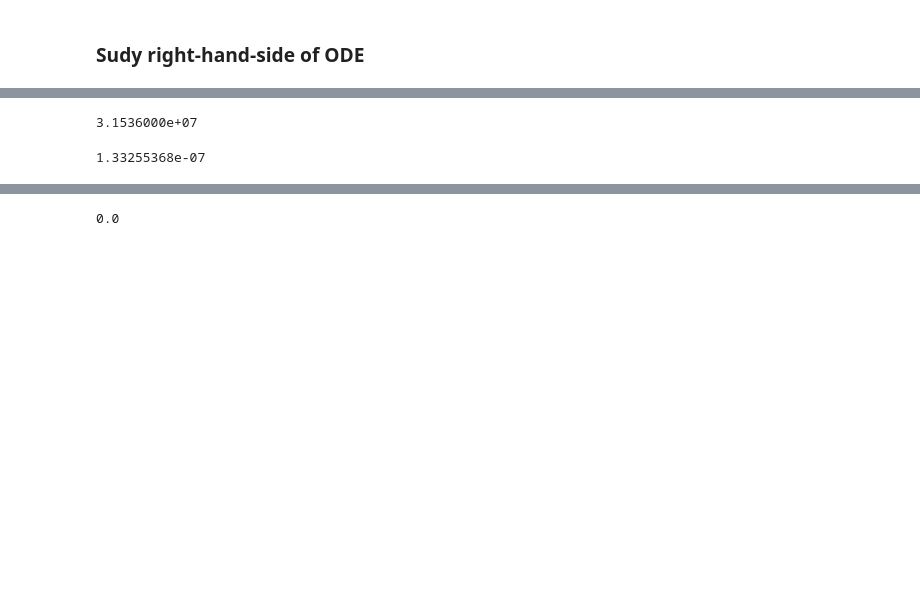
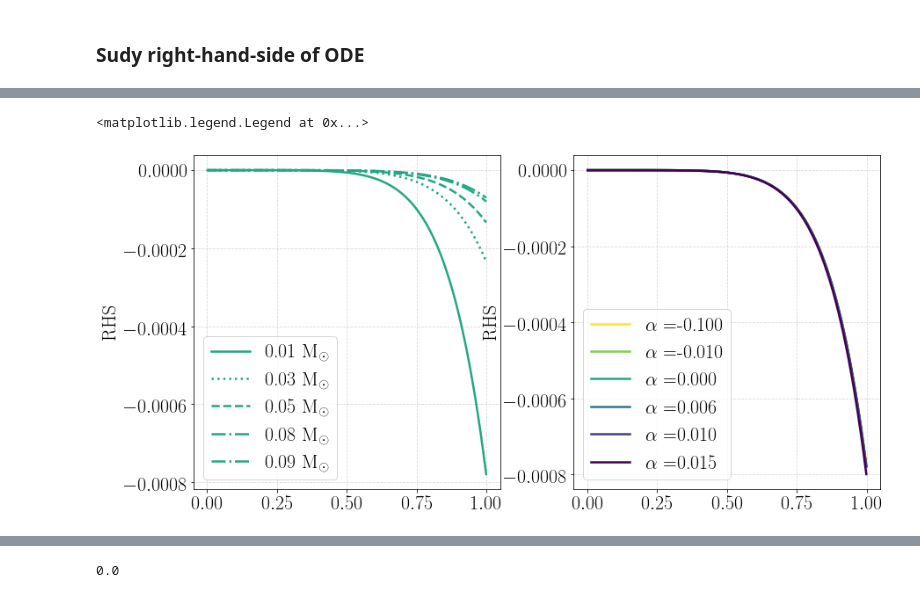
Before and after one commit to mariabenitocst/brown_dwarfs_palatini, a Jupyter notebook: jupyter-notebook/evolution_degeneracy.ipynb, the cells around one changed output, grey strips where cells are left out. Cells and saved outputs as stored; diff of their text form; code cells hidden in the pictures; blank space fills up the shorter version.

```diff
--- a/jupyter-notebook/evolution_degeneracy.ipynb
+++ b/jupyter-notebook/evolution_degeneracy.ipynb
@@ -198,8 +195,46 @@ Text(0.5, 0, '$\\Psi$')
-# %%
-print("%.7e" %(3600.*24.*365.))
-# %% [output]
-3.1536000e+07
-# %%
-4.2255e-15*3.1536e7
-# %% [output]
-1.33255368e-07
+# %%
+M = [0.01, 0.03, 0.05, 0.08, 0.09]
+
+alpha = [-0.1, -0.01, 0., 0.006, 0.010, 0.015]
+gamma = [2.25, 2.35, 2.36, 2.36, 2.37, 2.46]
+delta = [6.67, 6.09, 5.97, 5.95, 5.93, 5.89]
+
+b1  = 2.; nu = 1.60; xH = 0.5*0.51
+X = 0.75; Y = 0.25; mu_1 = np.power((1+xH)*X + Y/4., -1); mu_e = np.power(X + Y/2., -1)
+kR = 0.01; omega=1.;
+
+rhs = {}
+
+for i in range(len(alpha)):
+    rhs[alpha[i]] = {}
+    for m in M:
+        rhs[alpha[i]][m] = np.zeros(len(psi))
+        k = 0
+        for _psi in psi:
+            rhs[alpha[i]][m][k] = func(_psi, m, b1, nu, mu_1, mu_e, kR, omega, gamma[i], delta[i], alpha[i])
+            k += 1
+# %%
+#fig = plt.figure(constrained_layout=True, figsize=(12, 7))
+fig = plt.figure(figsize=(14, 7))
+gs = fig.add_gridspec(1, 2, hspace=0.09, wspace=0.24)
+ax1 = fig.add_subplot(gs[0, 0])
+ax2 = fig.add_subplot(gs[0, 1])
+
+a = 0. ; j = 2; i = 0
+for m in M:
+    ax1.plot(psi, rhs[a][m], ls=ls[i], lw=2.5, color=colors[j], label=("%.2f $\\rm M_{\\odot}$" %m))
+    i += 1
+ax1.grid(which="both", ls="--", alpha=0.5)
+ax1.set_ylabel("RHS")
+ax1.legend(frameon=True)
+
+j = 0; i = 0
+for a in alpha:
+    ax2.plot(psi, rhs[a][M[0]], ls=ls[i], lw=2.5, color=colors[j], label=("$\\alpha=$%.3f" %a))
+    j += 1
+ax2.grid(which="both", ls="--", alpha=0.5)
+ax2.set_ylabel("RHS")
+ax2.legend(frameon=True)
+# %% [output]
+<matplotlib.legend.Legend at 0x...>
+[figure, added]
```
Also changed, not shown: parts of 19 cells of this notebook.
